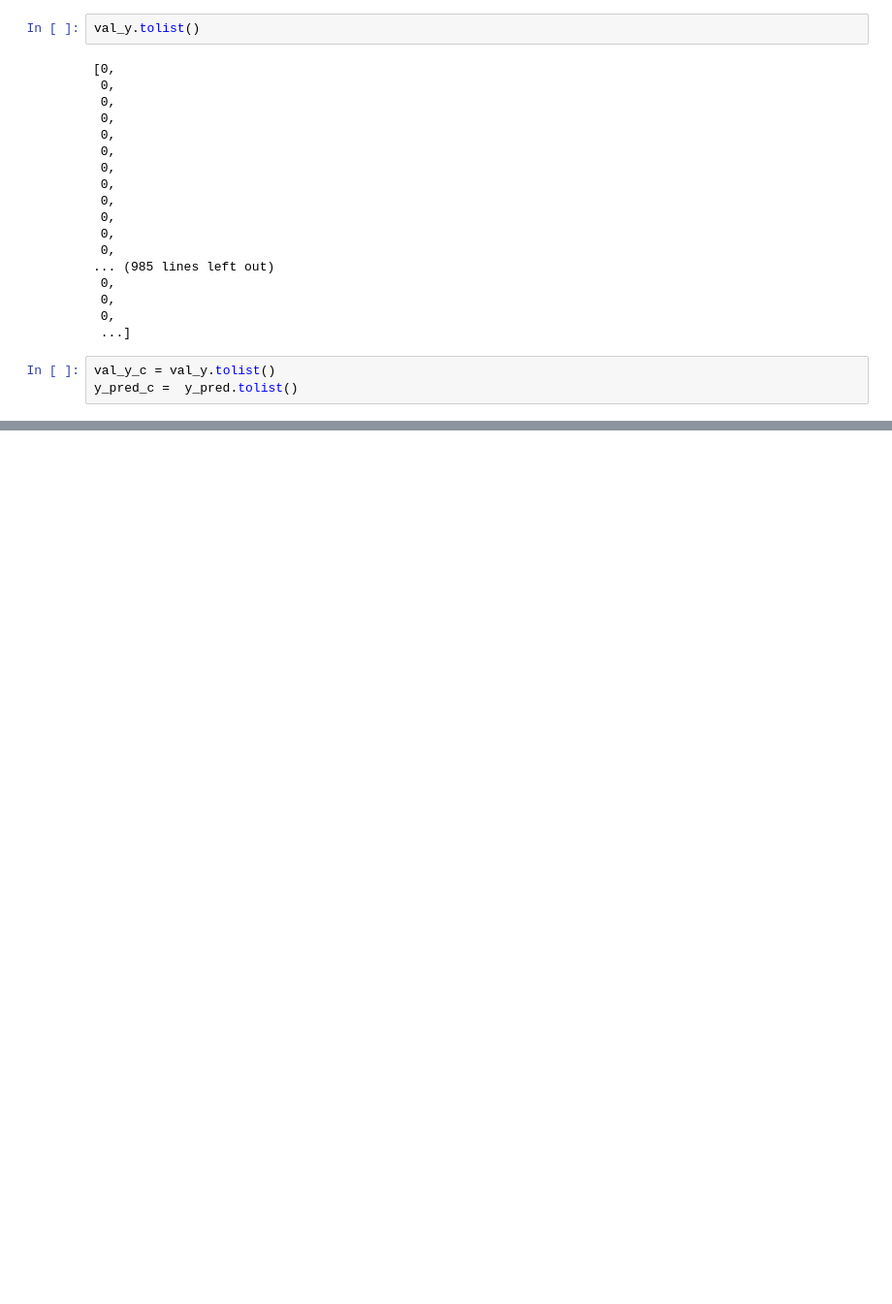
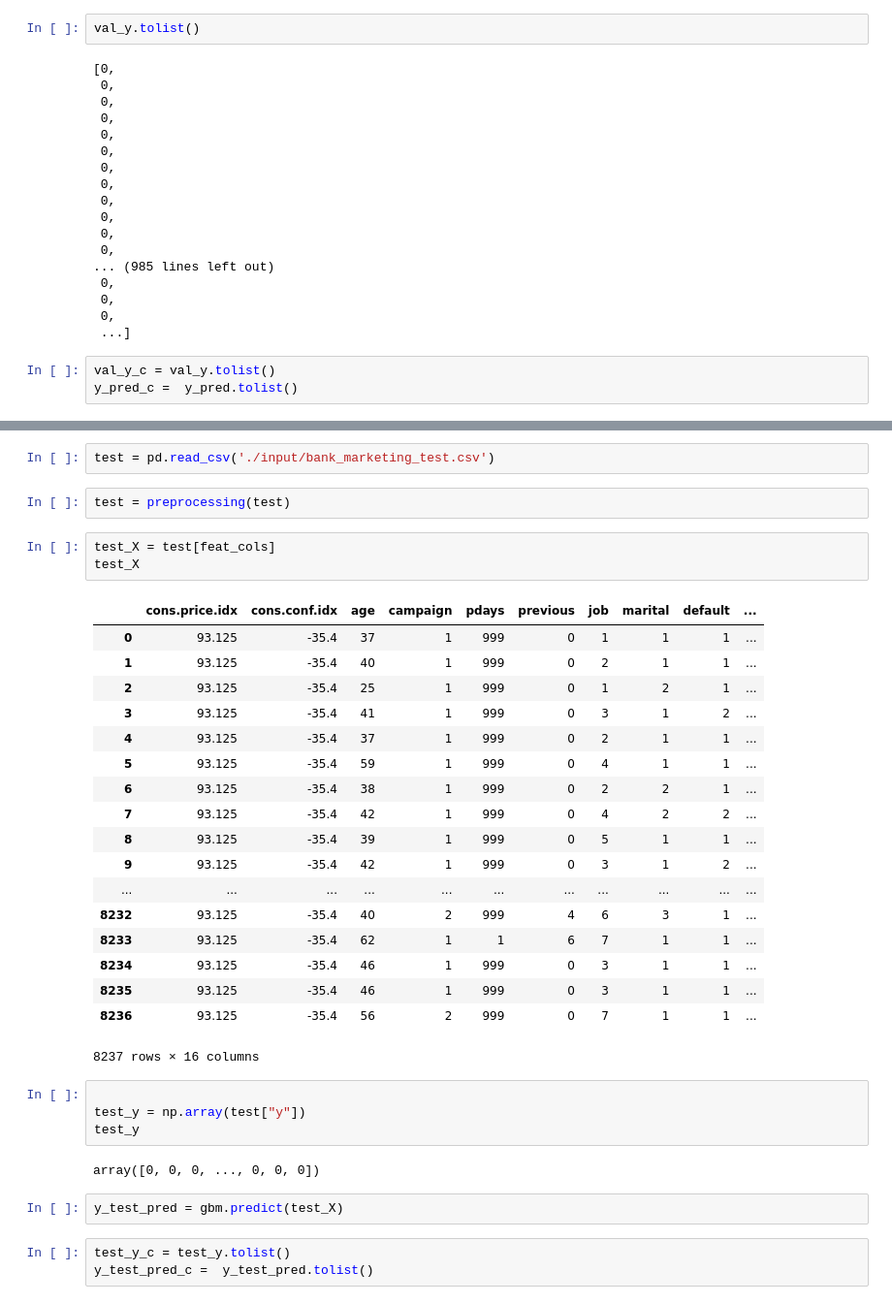
Before and after one commit to c-c-c-c/pbl_tel, a Jupyter notebook: pbl_tel.ipynb, the cells around one changed output, grey strips where cells are left out. Shown at 97% size. Drawn from its saved outputs; the diff is of its cells as text; blank space fills up the shorter version.

Commit message:
test failure...

```diff
--- a/pbl_tel.ipynb
+++ b/pbl_tel.ipynb
@@ -402,0 +396,37 @@ Actual
+# %%
+test = pd.read_csv('./input/bank_marketing_test.csv')
+# %%
+test = preprocessing(test)
+# %%
+test_X = test[feat_cols]
+test_X
+# %% [output]
+|  | cons.price.idx | cons.conf.idx | age | campaign | pdays | previous | job | marital | default | ... |
+| 0 | 93.125 | -35.4 | 37 | 1 | 999 | 0 | 1 | 1 | 1 | ... |
+| 1 | 93.125 | -35.4 | 40 | 1 | 999 | 0 | 2 | 1 | 1 | ... |
+| 2 | 93.125 | -35.4 | 25 | 1 | 999 | 0 | 1 | 2 | 1 | ... |
+| 3 | 93.125 | -35.4 | 41 | 1 | 999 | 0 | 3 | 1 | 2 | ... |
+| 4 | 93.125 | -35.4 | 37 | 1 | 999 | 0 | 2 | 1 | 1 | ... |
+| 5 | 93.125 | -35.4 | 59 | 1 | 999 | 0 | 4 | 1 | 1 | ... |
+| 6 | 93.125 | -35.4 | 38 | 1 | 999 | 0 | 2 | 2 | 1 | ... |
+| 7 | 93.125 | -35.4 | 42 | 1 | 999 | 0 | 4 | 2 | 2 | ... |
+| 8 | 93.125 | -35.4 | 39 | 1 | 999 | 0 | 5 | 1 | 1 | ... |
+| 9 | 93.125 | -35.4 | 42 | 1 | 999 | 0 | 3 | 1 | 2 | ... |
+| ... | ... | ... | ... | ... | ... | ... | ... | ... | ... | ... |
+| 8232 | 93.125 | -35.4 | 40 | 2 | 999 | 4 | 6 | 3 | 1 | ... |
+| 8233 | 93.125 | -35.4 | 62 | 1 | 1 | 6 | 7 | 1 | 1 | ... |
+| 8234 | 93.125 | -35.4 | 46 | 1 | 999 | 0 | 3 | 1 | 1 | ... |
+| 8235 | 93.125 | -35.4 | 46 | 1 | 999 | 0 | 3 | 1 | 1 | ... |
+| 8236 | 93.125 | -35.4 | 56 | 2 | 999 | 0 | 7 | 1 | 1 | ... |
+8237 rows × 16 columns
+# %%
+
+test_y = np.array(test["y"])
+test_y
+# %% [output]
+array([0, 0, 0, ..., 0, 0, 0])
+# %%
+y_test_pred = gbm.predict(test_X)
+# %%
+test_y_c = test_y.tolist()
+y_test_pred_c =  y_test_pred.tolist()
```
Also changed, not shown: parts of 16 cells of this notebook, 1 other file.
